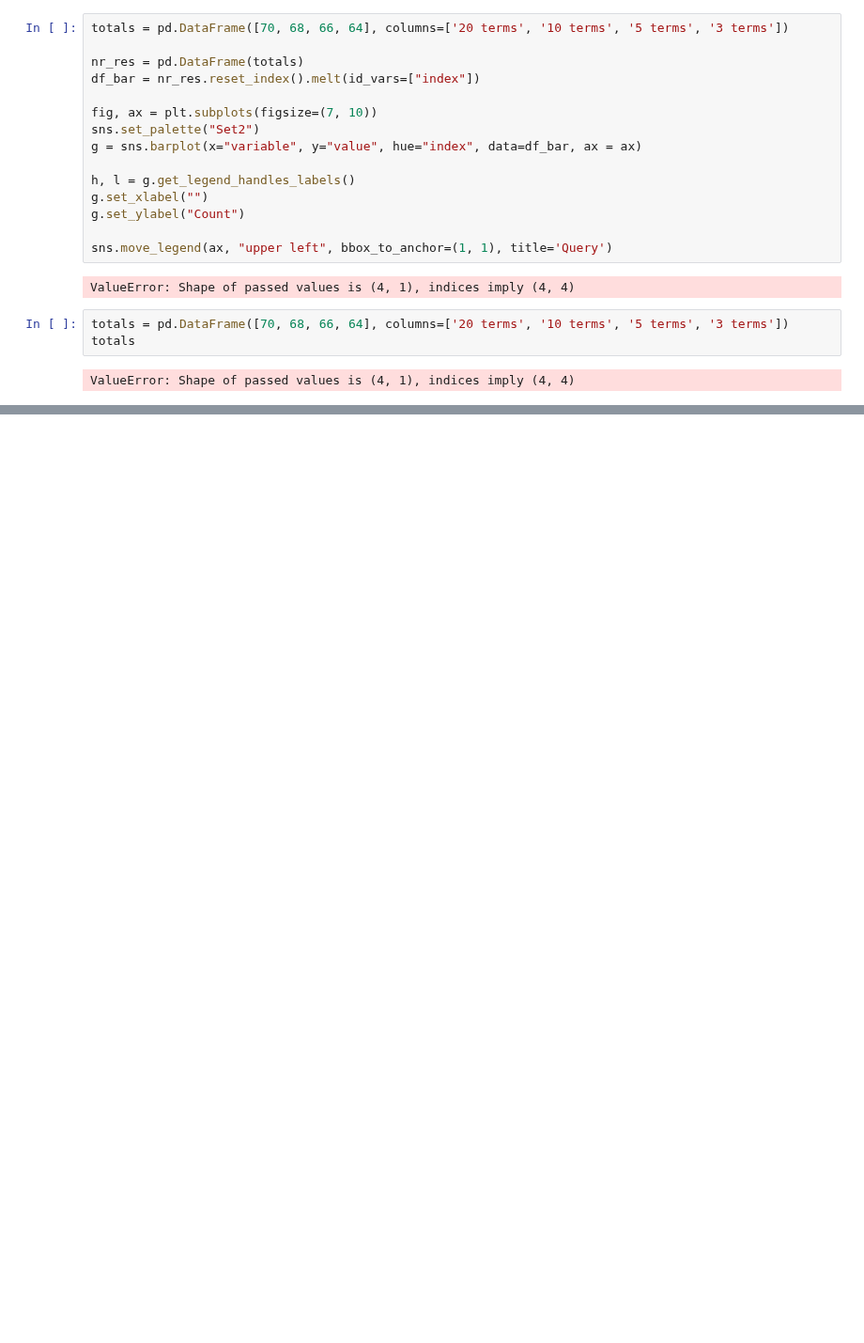
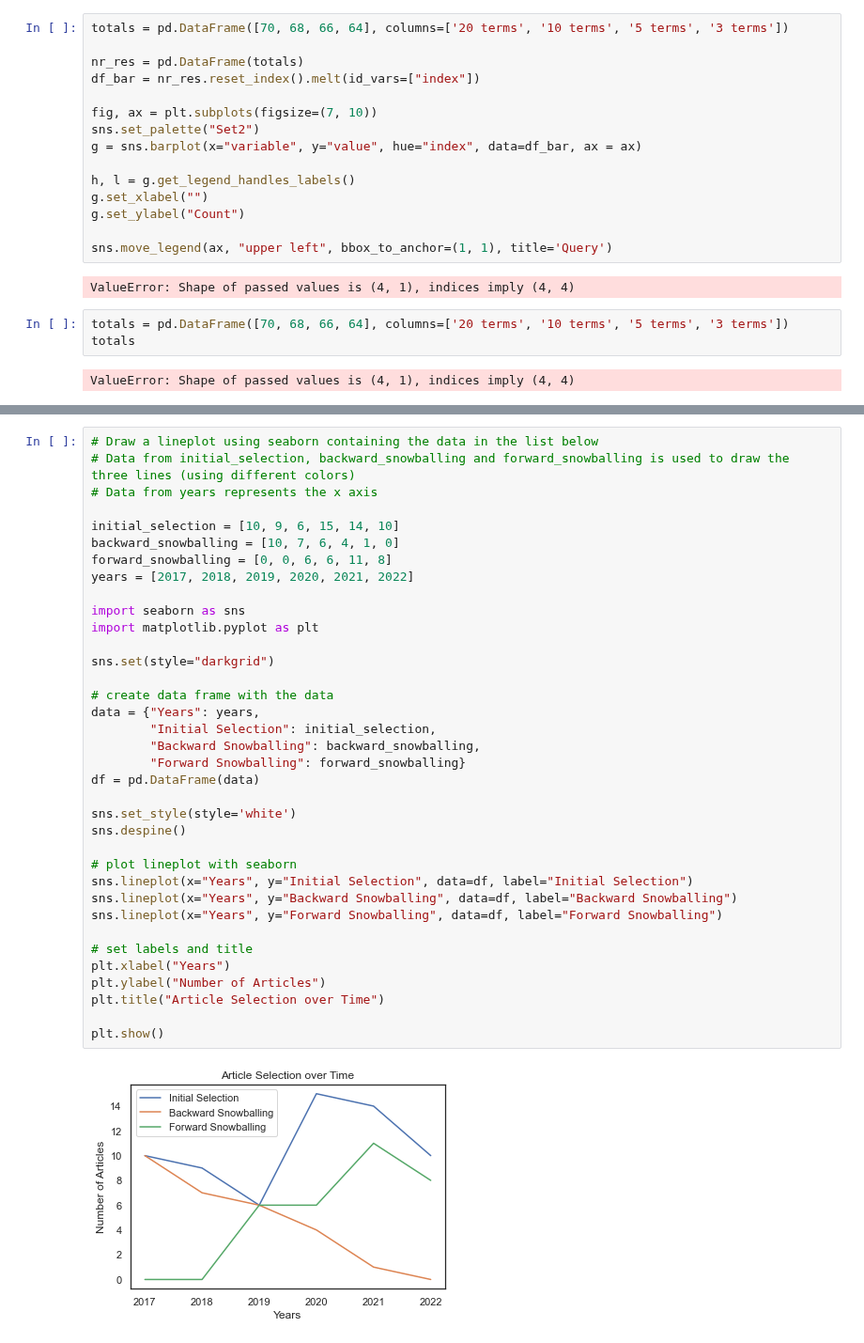
Before and after one commit to iberius96/Msc_Thesis, a Jupyter notebook: Data Visualization/Summary.ipynb, the cells around one changed output, grey strips where cells are left out. Shown at 94% size. Drawn from its saved outputs; the diff is of its cells as text; blank space fills up the shorter version.

```diff
--- a/Data Visualization/Summary.ipynb
+++ b/Data Visualization/Summary.ipynb
@@ -320,0 +321,38 @@ IndexError: single positional indexer is out-of-bounds
+# %%
+# Draw a lineplot using seaborn containing the data in the list below
+# Data from initial_selection, backward_snowballing and forward_snowballing is used to draw the three lines (using different colors)
+# Data from years represents the x axis
+
+initial_selection = [10, 9, 6, 15, 14, 10]
+backward_snowballing = [10, 7, 6, 4, 1, 0]
+forward_snowballing = [0, 0, 6, 6, 11, 8]
+years = [2017, 2018, 2019, 2020, 2021, 2022]
+
+import seaborn as sns
+import matplotlib.pyplot as plt
+
+sns.set(style="darkgrid")
+
+# create data frame with the data
+data = {"Years": years,
+        "Initial Selection": initial_selection,
+        "Backward Snowballing": backward_snowballing,
+        "Forward Snowballing": forward_snowballing}
+df = pd.DataFrame(data)
+
+sns.set_style(style='white')
+sns.despine()
+
+# plot lineplot with seaborn
+sns.lineplot(x="Years", y="Initial Selection", data=df, label="Initial Selection")
+sns.lineplot(x="Years", y="Backward Snowballing", data=df, label="Backward Snowballing")
+sns.lineplot(x="Years", y="Forward Snowballing", data=df, label="Forward Snowballing")
+
+# set labels and title
+plt.xlabel("Years")
+plt.ylabel("Number of Articles")
+plt.title("Article Selection over Time")
+
+plt.show()
+# %% [output]
+[figure, added]
```
Also changed, not shown: parts of 4 cells of this notebook, 15 other files.
